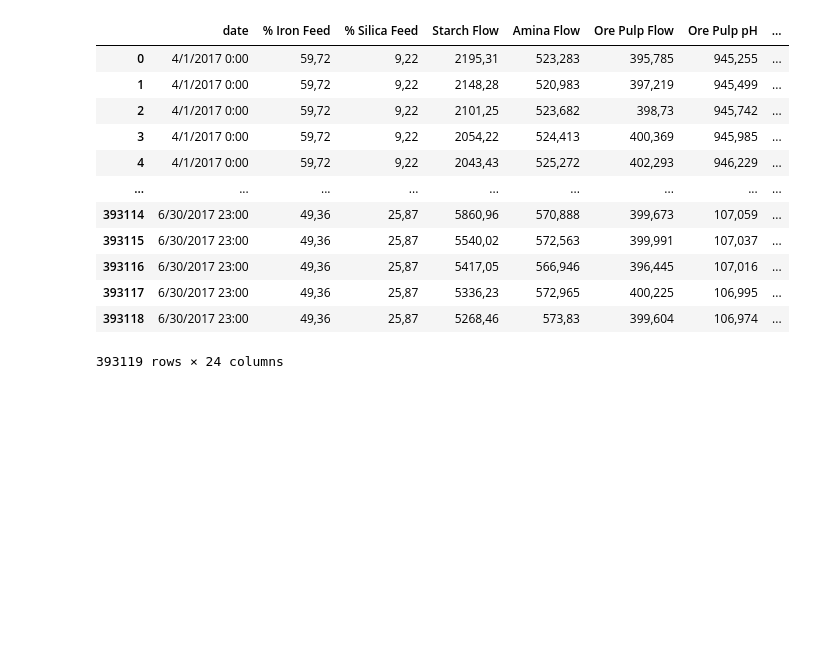
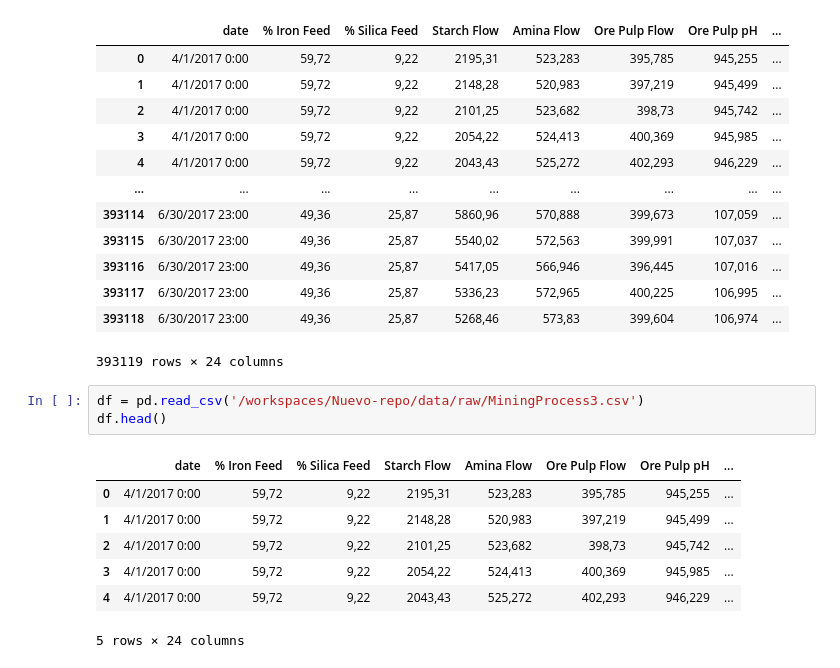
Before and after one commit to FacundoCardozo5/Nuevo-repo, a Jupyter notebook: notebooks/nuevodata.ipynb, the cells around one changed output. Drawn from its saved outputs; the diff is of its cells as text; blank space fills up the shorter version.

```diff
--- a/notebooks/nuevodata.ipynb
+++ b/notebooks/nuevodata.ipynb
@@ -83,3 +83,14 @@ pd.read_csv('/workspaces/Nuevo-repo/data/raw/MiningProcess3.csv')
 | 393117 | 6/30/2017 23:00 | 49,36 | 25,87 | 5336,23 | 572,965 | 400,225 | 106,995 | ... |
 | 393118 | 6/30/2017 23:00 | 49,36 | 25,87 | 5268,46 | 573,83 | 399,604 | 106,974 | ... |
 393119 rows × 24 columns
+# %%
+df = pd.read_csv('/workspaces/Nuevo-repo/data/raw/MiningProcess3.csv')
+df.head()
+# %% [output]
+|  | date | % Iron Feed | % Silica Feed | Starch Flow | Amina Flow | Ore Pulp Flow | Ore Pulp pH | ... |
+| 0 | 4/1/2017 0:00 | 59,72 | 9,22 | 2195,31 | 523,283 | 395,785 | 945,255 | ... |
+| 1 | 4/1/2017 0:00 | 59,72 | 9,22 | 2148,28 | 520,983 | 397,219 | 945,499 | ... |
+| 2 | 4/1/2017 0:00 | 59,72 | 9,22 | 2101,25 | 523,682 | 398,73 | 945,742 | ... |
+| 3 | 4/1/2017 0:00 | 59,72 | 9,22 | 2054,22 | 524,413 | 400,369 | 945,985 | ... |
+| 4 | 4/1/2017 0:00 | 59,72 | 9,22 | 2043,43 | 525,272 | 402,293 | 946,229 | ... |
+5 rows × 24 columns
```
Also changed, not shown: parts of 1 cell of this notebook.
